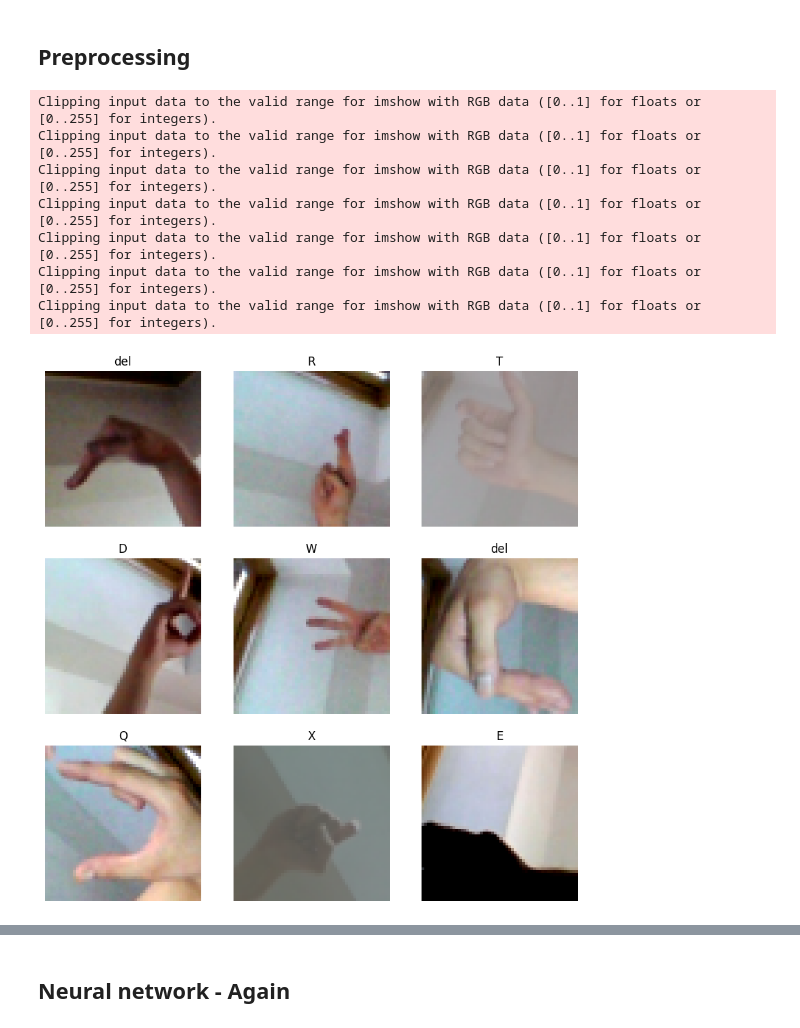
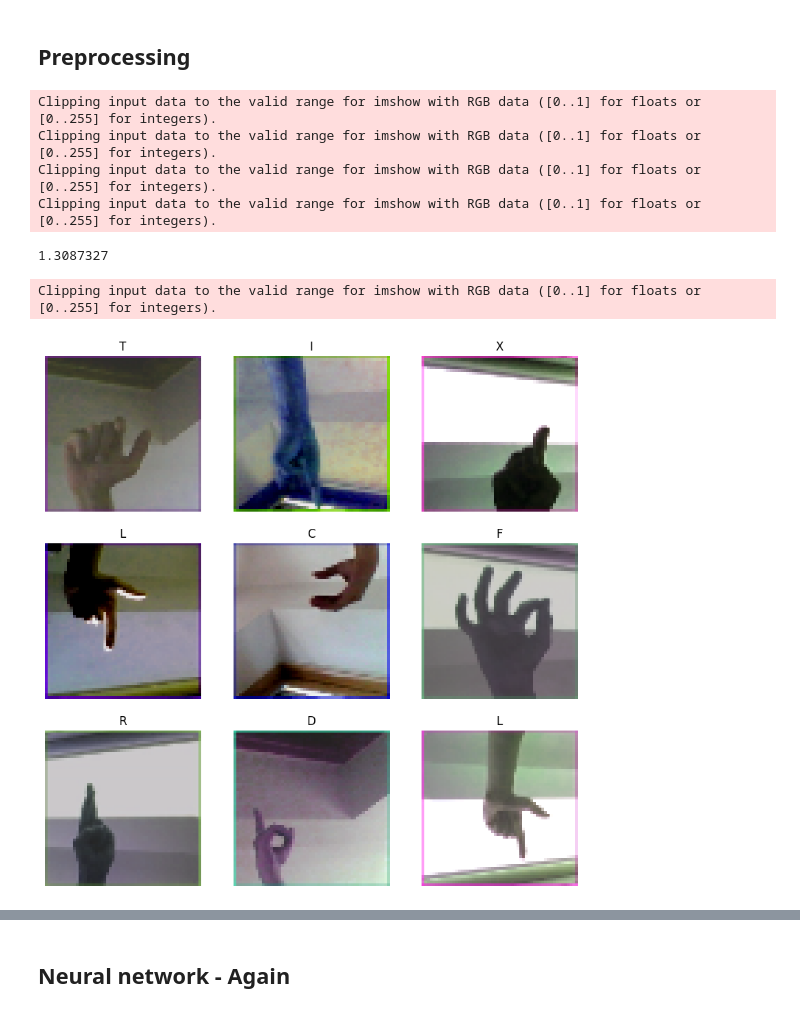
Before and after one commit to zivm20/Sign-language-classification, a Jupyter notebook: main.ipynb, the cells around one changed output, grey strips where cells are left out. Cells and saved outputs as stored; diff of their text form; code cells hidden in the pictures.

Commit message:
added graphs and changed transformation method

```diff
--- a/main.ipynb
+++ b/main.ipynb
@@ -33,3 +33,7 @@ img_height,img_width,img_channels = IMG_DIM
 seed = 12353
 validation_split = 0.2
 AUTOTUNE = tf.data.AUTOTUNE
+# %%
+raw_train,val_ds,test_ds,class_names = load_dataset(DATA_ROOT,seed=seed)
+num_classes = len(class_names)
+train_ds = raw_train.batch(batch_size).cache().prefetch(buffer_size=AUTOTUNE)
@@ -59,3 +64,0 @@ test_ds = val_test_ds.take(len(val_test_ds)//2)
-# %%
-class_names = train_ds.class_names
-print(class_names)
@@ -237,20 +172,26 @@ transformer = TransformLayer(layers=create_transformation_layer())
+# %%
+
+from dataTransformer import *
+train_ds_t = preprocess_ds(raw_train.cache(),preprocess,train=True).batch(batch_size,num_parallel_calls=AUTOTUNE).prefetch(buffer_size=AUTOTUNE)
+val_ds_t = preprocess_ds(val_ds,preprocess).prefetch(buffer_size=AUTOTUNE)
+test_ds_t = preprocess_ds(test_ds,preprocess).prefetch(buffer_size=AUTOTUNE)
 # %%
 plt.figure(figsize=(10, 10))
-for images, labels in train_ds.take(1):
+for images, labels in train_ds_t.take(1):
+  print(np.amax(images.numpy()))
   for i in range(9):
     ax = plt.subplot(3, 3, i + 1)
-    plt.imshow( transformer(images[i],training=True).numpy())
+    plt.imshow(images[i].numpy())
     plt.title(class_names[labels[i]])
     plt.axis("off")
 # %% [output]
 Clipping input data to the valid range for imshow with RGB data ([0..1] for floats or [0..255] for integers).
 Clipping input data to the valid range for imshow with RGB data ([0..1] for floats or [0..255] for integers).
 Clipping input data to the valid range for imshow with RGB data ([0..1] for floats or [0..255] for integers).
 Clipping input data to the valid range for imshow with RGB data ([0..1] for floats or [0..255] for integers).
-Clipping input data to the valid range for imshow with RGB data ([0..1] for floats or [0..255] for integers).
-Clipping input data to the valid range for imshow with RGB data ([0..1] for floats or [0..255] for integers).
-Clipping input data to the valid range for imshow with RGB data ([0..1] for floats or [0..255] for integers).
+1.3087327
+Clipping input data to the valid range for imshow with RGB data ([0..1] for floats or [0..255] for integers).
-[figure, old version]
+[figure, new version]
 # %%
 running_mean = tf.zeros(INPUT_SHAPE)
 img_num = 0
```
Also changed, not shown: parts of 36 cells of this notebook, 13 other files.
